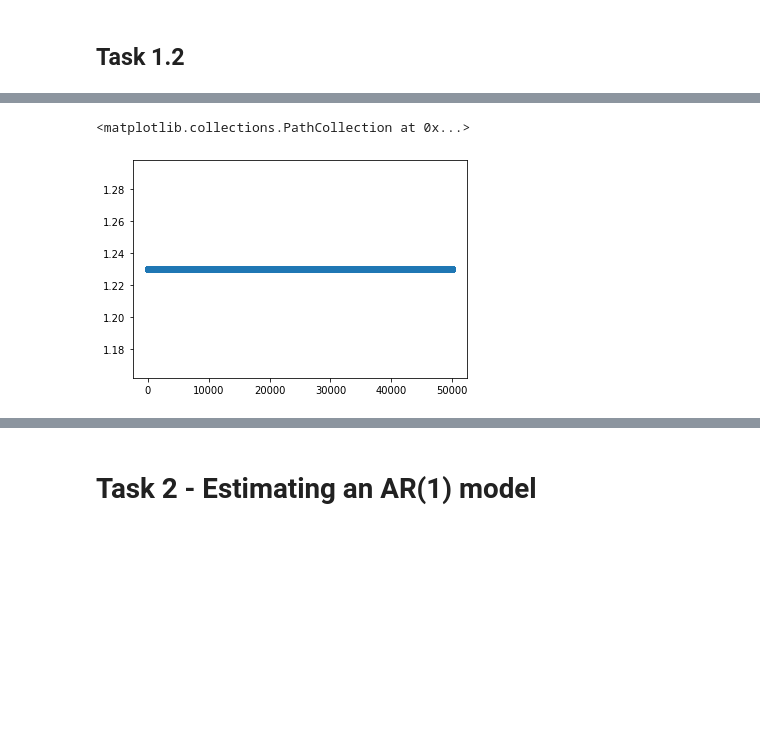
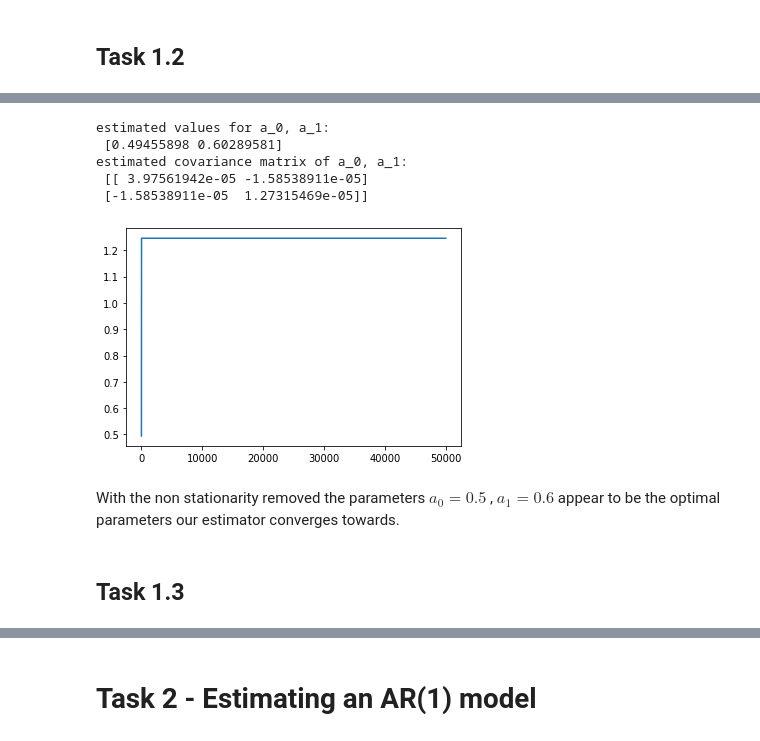
Before and after one commit to Paulemaule/TSA-RSA-exercises, a Jupyter notebook: Exercise2/Exercise2.ipynb, the cells around one changed output, grey strips where cells are left out. Drawn from its saved outputs; the diff is of its cells as text; code cells hidden in the pictures; blank space fills up the shorter version.

```diff
--- a/Exercise2/Exercise2.ipynb
+++ b/Exercise2/Exercise2.ipynb
@@ -24,31 +33,23 @@ plt.plot(acf(data))
 # %% [markdown]
 ## Task 1.1
 # %%
-# Linear regression
-def regress(time_series):
-    linear = lambda x, a_0, a_1: a_0 + a_1 * x
-
-    return curve_fit(linear, range(len(time_series)), time_series)
-
-# Calculate the parameters of an AR(1) model
-def calk_a(time_series):
-    # calculate a_0
-
-
-    # calculate a_1
-
-
-    return [a_0, a_1]
+# Linear regression to obtain the parameters of the AR model
+linear = lambda x, a_0, a_1: a_0 + a_1 * x
+estimate_a = lambda x: curve_fit(linear, x[:-1], x[1:])
 # %%
 # implementation of a AR(1) model
-def AR(a, time_series, N):
-    # a: the parameters of the model, time_series: the prior/known terms of the time_series, N: the number of additional values to predict
+def AR(a, initial_value, N):
+    # a: the parameters of the model, initial_value: the prior/known terms of the time_series, N: the number of additional values to predict
 
     result = np.zeros(N)
-    result[0] = a[0] + a[1] * time_series[-1] #+ np.random.normal(0, 1, 1)
+    result[0] = a[0] + a[1] * initial_value[-1] #+ np.random.normal(0, 1, 1)
 
     for n in range(1,N):
         result[n] = a[0] + a[1] * result[n-1] #+ np.random.normal(0, 1, 1)
 
     return result
+
+def plot_AR(a, initial_value, N):
+    t = np.arange(N)
+    plt.plot(t, AR(a, initial_value, N))
 # %%
@@ -65,6 +88,7 @@ plt.scatter(range(50000), AR([0.001, 1], [0], 50000))
 # %% [markdown]
 ## Task 1.2
 # %%
-popt, pcov = regress(data)
+# Detrend the time series
+popt, pcov = curve_fit(linear, np.arange(len(data)), data)
 
-data_stat = data - popt[1] * np.arange(len(data))
+data_stationary = data - popt[1] * np.arange(len(data))
@@ -82,5 +111,19 @@ plt.plot(data_stat)
+# %%
+popt, pcov = estimate_a(data_stationary)
+
+print('estimated values for a_0, a_1: \n', popt)
+print('estimated covariance matrix of a_0, a_1: \n', pcov)
+# %% [output]
+estimated values for a_0, a_1:
+ [0.49455898 0.60289581]
+estimated covariance matrix of a_0, a_1:
+ [[ 3.97561942e-05 -1.58538911e-05]
+ [-1.58538911e-05  1.27315469e-05]]
 # %%
-plt.scatter(range(50000), AR([1.23,0.], [0], 50000))
+plot_AR(popt, [0,], 50000)
 # %% [output]
-<matplotlib.collections.PathCollection at 0x...>
-[figure, old version]
+[figure, new version]
+# %% [markdown]
+With the non stationarity removed the parameters $a_0 = 0.5$ , $a_1 = 0.6$ appear to be the optimal parameters our estimator converges towards.
+# %% [markdown]
+## Task 1.3
```
Also changed, not shown: parts of 23 cells of this notebook.
